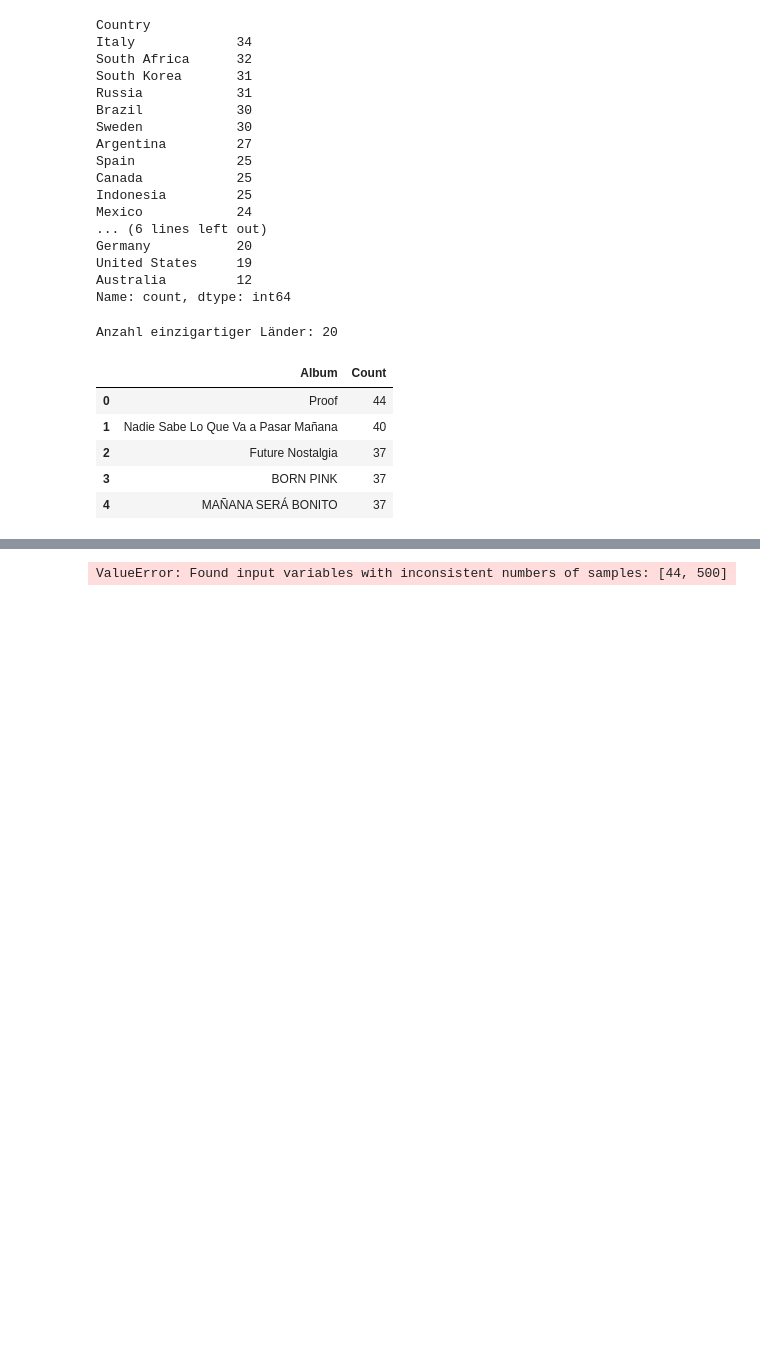
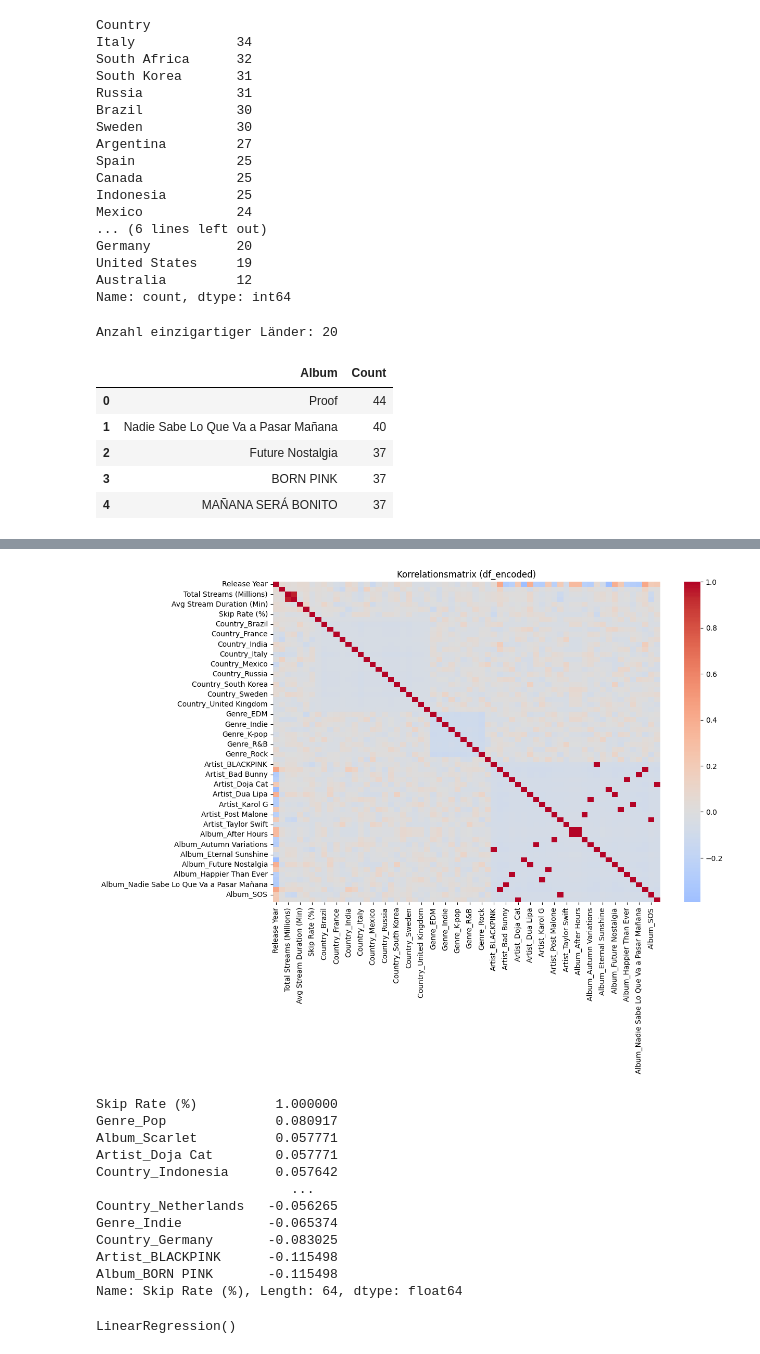
Before and after one commit to LeXeS2/spotify_angewandte_datenanalyse, a Jupyter notebook: multi.ipynb, the cells around one changed output, grey strips where cells are left out. Drawn from its saved outputs; the diff is of its cells as text; code cells hidden in the pictures; blank space fills up the shorter version.

```diff
--- a/multi.ipynb
+++ b/multi.ipynb
@@ -72,9 +72,5 @@ album_counts_sorted.head()
 | 3 | BORN PINK | 37 |
 | 4 | MAÑANA SERÁ BONITO | 37 |
 # %%
-df_encoded = pd.get_dummies(df, columns=['Country'], drop_first=False, dtype=bool)
-df_encoded = pd.get_dummies(df_encoded, columns=['Genre'], drop_first=False, dtype=bool)
-df_encoded = pd.get_dummies(df_encoded, columns=['Artist'], drop_first=False, dtype=bool)
-#df_encoded = pd.get_dummies(df_encoded, columns=['Album'], drop_first=False, dtype=bool)
-df_encoded = pd.get_dummies(df_encoded, columns=['Platform Type'])
-df_encoded.head()
+# Nur die wichtigsten Kategorien als Dummy-Variablen kodieren
+df_encoded = pd.get_dummies(df, columns=['Country', 'Genre', 'Platform Type', 'Artist', 'Album'], drop_first=True)
@@ -89 +77,24 @@ df_encoded.head()
+# %%
+corr_matrix = df_encoded.corr(numeric_only=True)
+plt.figure(figsize=(12,8))
+sns.heatmap(corr_matrix, cmap='coolwarm', center=0)
+plt.title("Korrelationsmatrix (df_encoded)")
+plt.show()
+
+corr_target = corr_matrix['Skip Rate (%)'].sort_values(ascending=False)
+print(corr_target)
+# %% [output]
+[figure, added]
+Skip Rate (%)          1.000000
+Genre_Pop              0.080917
+Album_Scarlet          0.057771
+Artist_Doja Cat        0.057771
+Country_Indonesia      0.057642
+                         ...
+Country_Netherlands   -0.056265
+Genre_Indie           -0.065374
+Country_Germany       -0.083025
+Artist_BLACKPINK      -0.115498
+Album_BORN PINK       -0.115498
+Name: Skip Rate (%), Length: 64, dtype: float64
 # %%
@@ -92,18 +105,6 @@ y = df_encoded['Skip Rate (%)']
 # %%
-model_reg2 = LinearRegression()
-model_reg2.fit(X2, y)
-
-print('------ Lineare Regression -----')
-b0 = model_reg2.intercept_          # Ordinatenabschnitt
-b1 = model_reg2.coef_[0]            # 1. Steigung
-b2 = model_reg2.coef_[1]            # 2. Steigung
-R2_2 = model_reg2.score(X2, y)
-
-# x1: Werbung, x2: Preis
-print(f'Funktion via sklearn: y = {b0:.2f} + ({b1:.2f}) * Werbung + ({b2:.2f}) * Preis')
-
-# Regressions-Koeffizienten und Bestimmheitsmaß
-print(f'\nb0 = {b0:.4f}, b1 = {b1:.4f}, b2 = {b2:.4f} R^2 = {R2_2:.4f}')
+model = LinearRegression()
+model.fit(X_train, y_train)
 # %% [output]
-ValueError: Found input variables with inconsistent numbers of samples: [44, 500]
+LinearRegression()
 # %%
```
Also changed, not shown: parts of 7 cells of this notebook.
